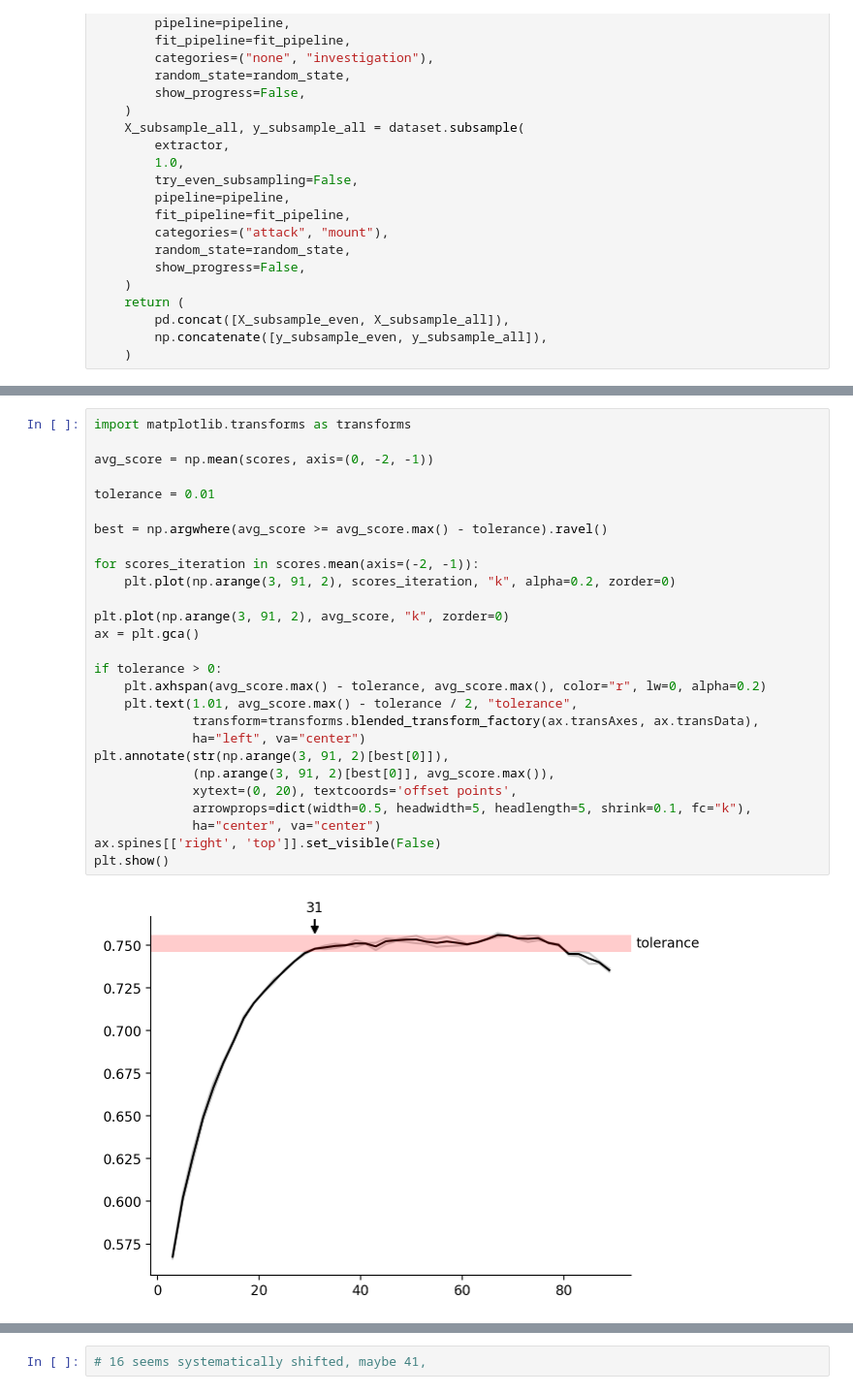
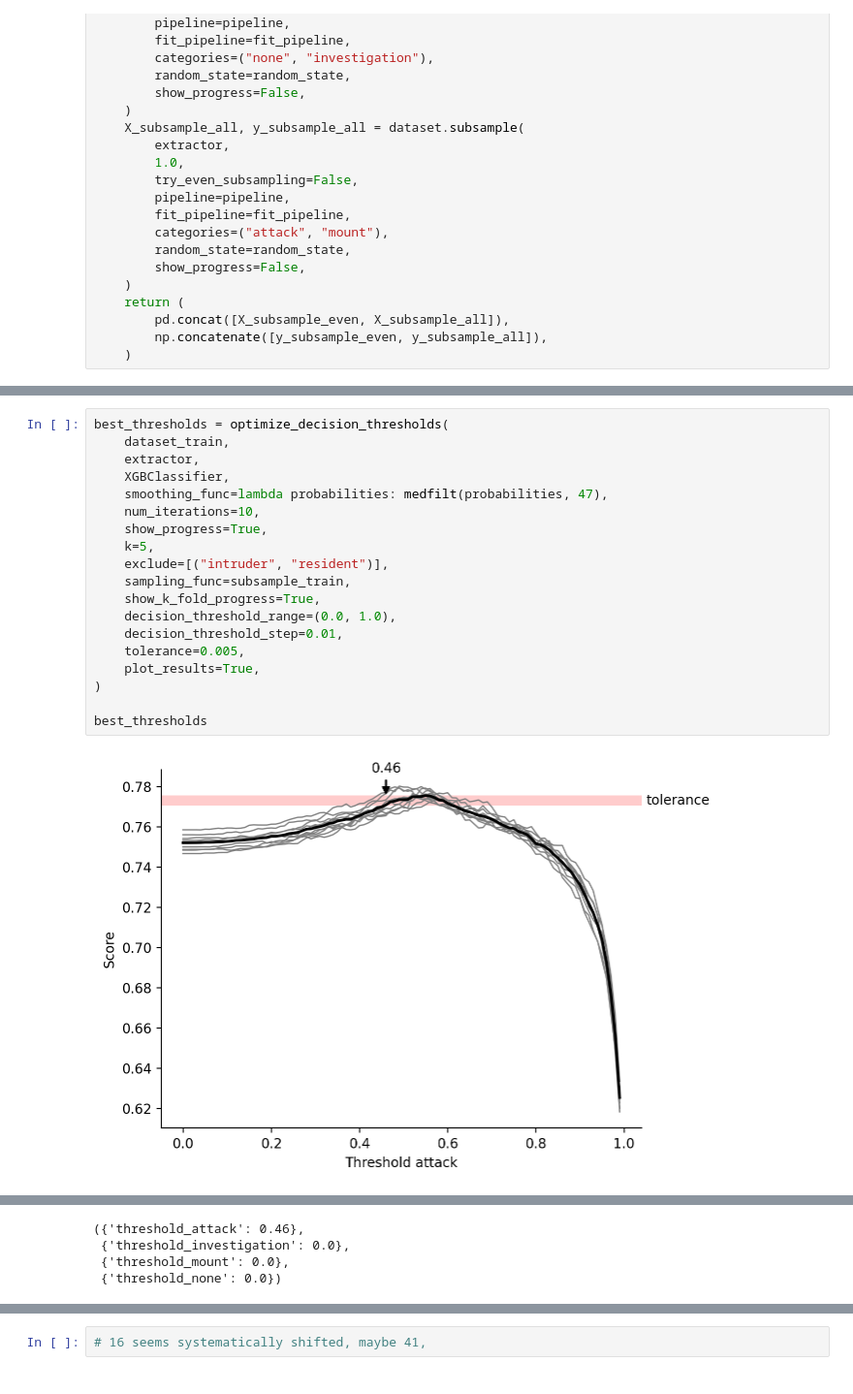
Before and after one commit to pnuehrenberg/vassi, a Jupyter notebook: examples/classification.ipynb, the cells around one changed output, grey strips where cells are left out. Shown at 97% size. Saved outputs shown, nothing was run; the diff lists cells and outputs as text.

```diff
--- a/examples/classification.ipynb
+++ b/examples/classification.ipynb
@@ -128,29 +91,21 @@ pd.concat([result, result_2]).groupby(list(parameter_combinations[0].keys())).ag
-# %%
-import matplotlib.transforms as transforms
-
-avg_score = np.mean(scores, axis=(0, -2, -1))
-
-tolerance = 0.01
-
-best = np.argwhere(avg_score >= avg_score.max() - tolerance).ravel()
-
-for scores_iteration in scores.mean(axis=(-2, -1)):
-    plt.plot(np.arange(3, 91, 2), scores_iteration, "k", alpha=0.2, zorder=0)
-
-plt.plot(np.arange(3, 91, 2), avg_score, "k", zorder=0)
-ax = plt.gca()
-
-if tolerance > 0:
-    plt.axhspan(avg_score.max() - tolerance, avg_score.max(), color="r", lw=0, alpha=0.2)
-    plt.text(1.01, avg_score.max() - tolerance / 2, "tolerance",
-             transform=transforms.blended_transform_factory(ax.transAxes, ax.transData),
-             ha="left", va="center")
-plt.annotate(str(np.arange(3, 91, 2)[best[0]]),
-             (np.arange(3, 91, 2)[best[0]], avg_score.max()),
-             xytext=(0, 20), textcoords='offset points',
-             arrowprops=dict(width=0.5, headwidth=5, headlength=5, shrink=0.1, fc="k"),
-             ha="center", va="center")
-ax.spines[['right', 'top']].set_visible(False)
-plt.show()
-# %% [output]
-[figure, removed]
+# %%
+best_thresholds = optimize_decision_thresholds(
+    dataset_train,
+    extractor,
+    XGBClassifier,
+    smoothing_func=lambda probabilities: medfilt(probabilities, 47),
+    num_iterations=10,
+    show_progress=True,
+    k=5,
+    exclude=[("intruder", "resident")],
+    sampling_func=subsample_train,
+    show_k_fold_progress=True,
+    decision_threshold_range=(0.0, 1.0),
+    decision_threshold_step=0.01,
+    tolerance=0.005,
+    plot_results=True,
+)
+
+best_thresholds
+# %% [output]
+[figure, added]
@@ -157 +115,5 @@ plt.show()
+({'threshold_attack': 0.46},
+ {'threshold_investigation': 0.0},
+ {'threshold_mount': 0.0},
+ {'threshold_none': 0.0})
 # %%
```
Also changed, not shown: parts of 9 cells of this notebook, 5 other files.
